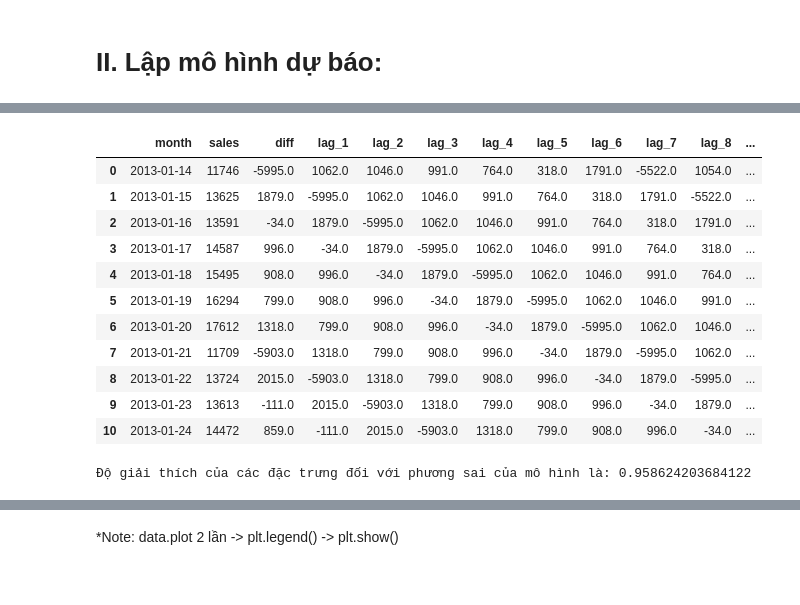
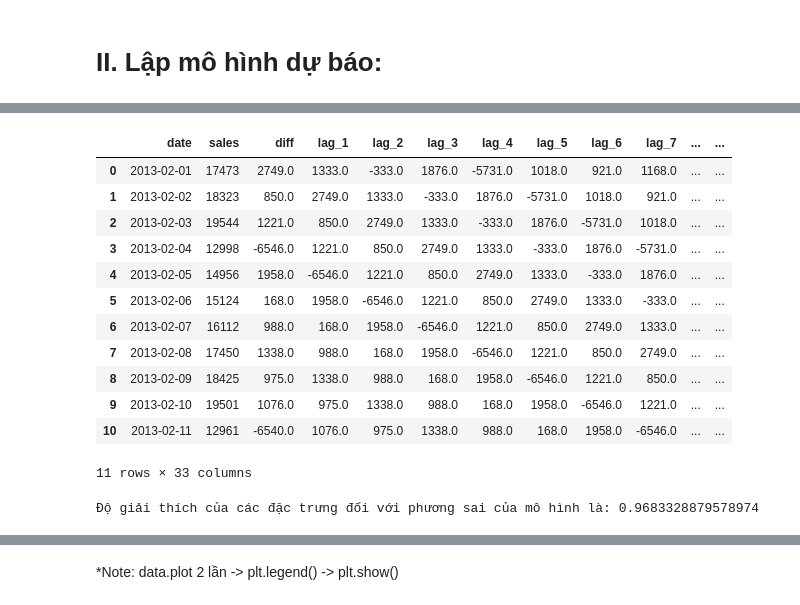
Before and after one commit to ToanToan110/SalesPrediction, a Jupyter notebook: SalesPrediction.ipynb, the cells around one changed output, grey strips where cells are left out. Saved outputs shown, nothing was run; the diff lists cells and outputs as text; code cells hidden in the pictures.

```diff
--- a/SalesPrediction.ipynb
+++ b/SalesPrediction.ipynb
@@ -47,9 +50,9 @@ df['date'] = pd.to_datetime(df['date'])
 #represent month in date field as its first day
 # df['month'] = df['date'].dt.year.astype('str') + '-' + df['date'].dt.month.astype('str') + '-01'
 # df['month'] = pd.to_datetime(df['month'])
-df['month'] = df['date']
+# df['month'] = df['date']
 #groupby date and sum the sales
-df_sales = df.groupby('month').sales.sum().reset_index()
-df_sales.plot(kind = 'line', x='month', y = 'sales')
-# df_sales.head()
+df_sales = df.groupby('date').sales.sum().reset_index()
+df_sales.plot(kind = 'line', x='date', y = 'sales')
+# df_sales.head(10)
 # %% [output]
@@ -93,29 +94,30 @@ df_diff.plot(kind = 'line', x='month', y = 'diff')
 # %%
 #create dataframe for transformation from time series to supervised
 df_supervised = df_diff.drop(['prev_sales'],axis=1)
 # df_supervised = df_diff.copy()
 #adding lags
-for inc in range(1,13):
+for inc in range(1,31):
     field_name = 'lag_' + str(inc)
     df_supervised[field_name] = df_supervised['diff'].shift(inc)
 #drop null values
 df_supervised = df_supervised.dropna().reset_index(drop=True)
 df_supervised.head(11)
 # %% [output]
-|  | month | sales | diff | lag_1 | lag_2 | lag_3 | lag_4 | lag_5 | lag_6 | lag_7 | lag_8 | ... |
-| 0 | 2013-01-14 | 11746 | -5995.0 | 1062.0 | 1046.0 | 991.0 | 764.0 | 318.0 | 1791.0 | -5522.0 | 1054.0 | ... |
-| 1 | 2013-01-15 | 13625 | 1879.0 | -5995.0 | 1062.0 | 1046.0 | 991.0 | 764.0 | 318.0 | 1791.0 | -5522.0 | ... |
-| 2 | 2013-01-16 | 13591 | -34.0 | 1879.0 | -5995.0 | 1062.0 | 1046.0 | 991.0 | 764.0 | 318.0 | 1791.0 | ... |
-| 3 | 2013-01-17 | 14587 | 996.0 | -34.0 | 1879.0 | -5995.0 | 1062.0 | 1046.0 | 991.0 | 764.0 | 318.0 | ... |
-| 4 | 2013-01-18 | 15495 | 908.0 | 996.0 | -34.0 | 1879.0 | -5995.0 | 1062.0 | 1046.0 | 991.0 | 764.0 | ... |
-| 5 | 2013-01-19 | 16294 | 799.0 | 908.0 | 996.0 | -34.0 | 1879.0 | -5995.0 | 1062.0 | 1046.0 | 991.0 | ... |
-| 6 | 2013-01-20 | 17612 | 1318.0 | 799.0 | 908.0 | 996.0 | -34.0 | 1879.0 | -5995.0 | 1062.0 | 1046.0 | ... |
-| 7 | 2013-01-21 | 11709 | -5903.0 | 1318.0 | 799.0 | 908.0 | 996.0 | -34.0 | 1879.0 | -5995.0 | 1062.0 | ... |
-| 8 | 2013-01-22 | 13724 | 2015.0 | -5903.0 | 1318.0 | 799.0 | 908.0 | 996.0 | -34.0 | 1879.0 | -5995.0 | ... |
-| 9 | 2013-01-23 | 13613 | -111.0 | 2015.0 | -5903.0 | 1318.0 | 799.0 | 908.0 | 996.0 | -34.0 | 1879.0 | ... |
-| 10 | 2013-01-24 | 14472 | 859.0 | -111.0 | 2015.0 | -5903.0 | 1318.0 | 799.0 | 908.0 | 996.0 | -34.0 | ... |
+|  | date | sales | diff | lag_1 | lag_2 | lag_3 | lag_4 | lag_5 | lag_6 | lag_7 | ... | ... |
+| 0 | 2013-02-01 | 17473 | 2749.0 | 1333.0 | -333.0 | 1876.0 | -5731.0 | 1018.0 | 921.0 | 1168.0 | ... | ... |
+| 1 | 2013-02-02 | 18323 | 850.0 | 2749.0 | 1333.0 | -333.0 | 1876.0 | -5731.0 | 1018.0 | 921.0 | ... | ... |
+| 2 | 2013-02-03 | 19544 | 1221.0 | 850.0 | 2749.0 | 1333.0 | -333.0 | 1876.0 | -5731.0 | 1018.0 | ... | ... |
+| 3 | 2013-02-04 | 12998 | -6546.0 | 1221.0 | 850.0 | 2749.0 | 1333.0 | -333.0 | 1876.0 | -5731.0 | ... | ... |
+| 4 | 2013-02-05 | 14956 | 1958.0 | -6546.0 | 1221.0 | 850.0 | 2749.0 | 1333.0 | -333.0 | 1876.0 | ... | ... |
+| 5 | 2013-02-06 | 15124 | 168.0 | 1958.0 | -6546.0 | 1221.0 | 850.0 | 2749.0 | 1333.0 | -333.0 | ... | ... |
+| 6 | 2013-02-07 | 16112 | 988.0 | 168.0 | 1958.0 | -6546.0 | 1221.0 | 850.0 | 2749.0 | 1333.0 | ... | ... |
+| 7 | 2013-02-08 | 17450 | 1338.0 | 988.0 | 168.0 | 1958.0 | -6546.0 | 1221.0 | 850.0 | 2749.0 | ... | ... |
+| 8 | 2013-02-09 | 18425 | 975.0 | 1338.0 | 988.0 | 168.0 | 1958.0 | -6546.0 | 1221.0 | 850.0 | ... | ... |
+| 9 | 2013-02-10 | 19501 | 1076.0 | 975.0 | 1338.0 | 988.0 | 168.0 | 1958.0 | -6546.0 | 1221.0 | ... | ... |
+| 10 | 2013-02-11 | 12961 | -6540.0 | 1076.0 | 975.0 | 1338.0 | 988.0 | 168.0 | 1958.0 | -6546.0 | ... | ... |
+11 rows × 33 columns
 # %%
-# @title kiểm tra tính giải thích của các đặc trưng
+# @title Kiểm tra tính giải thích của các đặc trưng
 # Import statsmodels.formula.api
 import statsmodels.formula.api as smf
 
@@ -123,7 +125,7 @@ import statsmodels.formula.api as smf
 glm_columns = []
 
 for column in df_supervised.columns:
-    if column not in ['month'	,'sales',	'diff']:
+    if column not in ['date'	,'sales',	'diff']:
         glm_columns.append(column)
 glm_columns = ' + '.join(glm_columns)
 
@@ -136,7 +138,7 @@ model_fit = model.fit()
 regression_adj_rsq = model_fit.rsquared_adj
 print("Độ giải thích của các đặc trưng đối với phương sai của mô hình là: {}".format(regression_adj_rsq))
 # %% [output]
-Độ giải thích của các đặc trưng đối với phương sai của mô hình là: 0.958624203684122
+Độ giải thích của các đặc trưng đối với phương sai của mô hình là: 0.9683328879578974
 # %%
 #import MinMaxScaler and create a new dataframe for LSTM model
 from sklearn.preprocessing import MinMaxScaler
```
Also changed, not shown: parts of 16 cells of this notebook.
